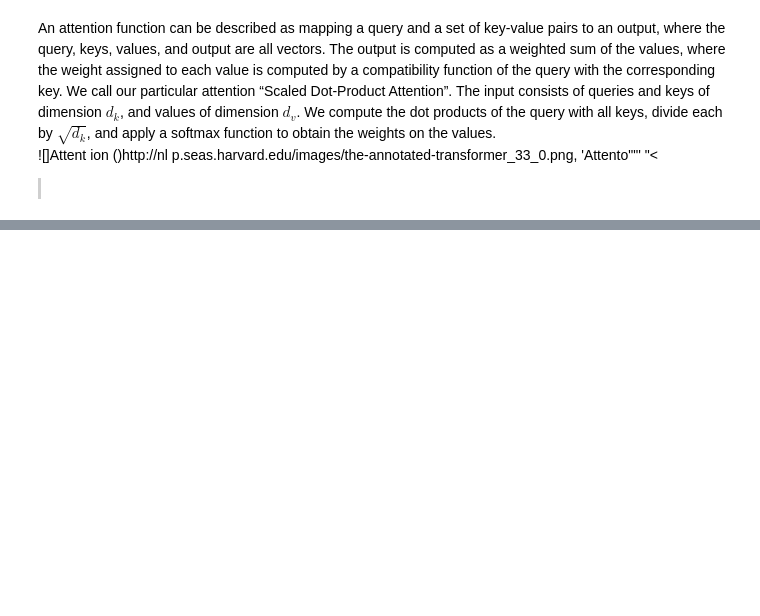
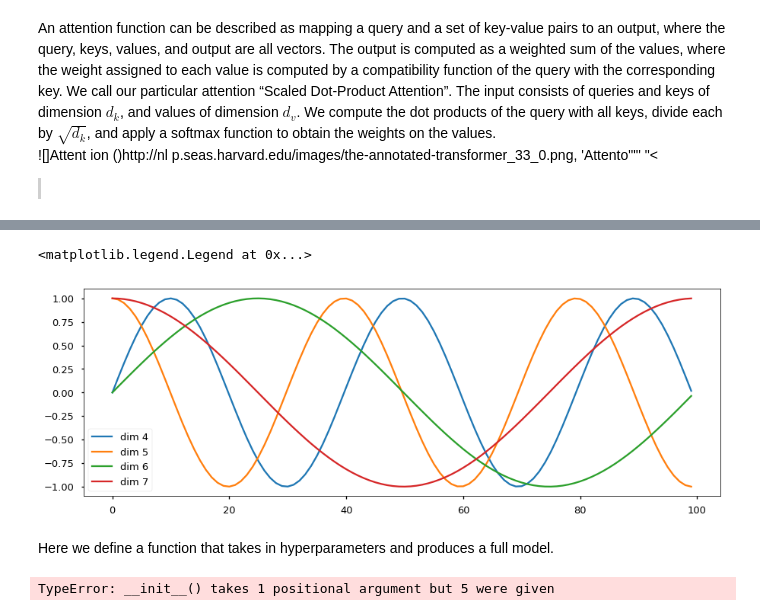
Before and after one commit to bjbluejita/deep-learning-notebook, a Jupyter notebook: 17-word_language_model-pytorch/Attention_is_all_you_need.ipynb, the cells around one changed output, grey strips where cells are left out. Drawn from its saved outputs; the diff is of its cells as text; code cells hidden in the pictures; blank space fills up the shorter version.

```diff
--- a/17-word_language_model-pytorch/Attention_is_all_you_need.ipynb
+++ b/17-word_language_model-pytorch/Attention_is_all_you_need.ipynb
@@ -216,0 +255,31 @@ class MultiHeaderAttention( nn.Module ):
+# %%
+class PositionalEncoding( nn.Module ):
+    "Implement the PE function."
+    def __init__( self, d_model, dropout, max_len=5000 ):
+        super( PositionalEncoding, self ).__init__()
+        self.dropout = nn.Dropout( p=dropout )
+
+        # Compute the positional encodings once in log space.
+        pe = torch.zeros( max_len, d_model )
+        position = torch.arange( 0, max_len ).unsqueeze( 1 ).float()
+        div_term = torch.exp( torch.arange( 0., d_model, 2) * -(math.log(10000.0) / d_model ) )
+        pe[ :, 0::2 ] = torch.sin( position * div_term )
+        pe[ :, 1::2 ] = torch.cos( position * div_term )
+        pe = pe.unsqueeze( 0 )
+        self.register_buffer( 'pe', pe )
+
+    def forward( self, x ):
+        x = x + Variable( self.pe[ :, :x.size(1) ], requires_grad=False )
+        return self.dropout( x )
+# %%
+plt.figure( figsize=( 15, 5) )
+pe = PositionalEncoding( 20, 0 )
+y = pe.forward( Variable( torch.zeros( 1, 100, 20 ) ))
+plt.plot(np.arange(100), y[0, :, 4:8].data.numpy())
+plt.legend(["dim %d"%p for p in [4,5,6,7]])
+# %% [output]
+<matplotlib.legend.Legend at 0x...>
+[figure, added]
+# %% [markdown]
+
+Here we define a function that takes in hyperparameters and produces a full model.
@@ -216,0 +308,5 @@ class MultiHeaderAttention( nn.Module ):
+# %%
+tmp_model = make_model(10, 10, 2)
+print( tmp_model )
+# %% [output]
+TypeError: __init__() takes 1 positional argument but 5 were given
```
Also changed, not shown: parts of 8 cells of this notebook.
